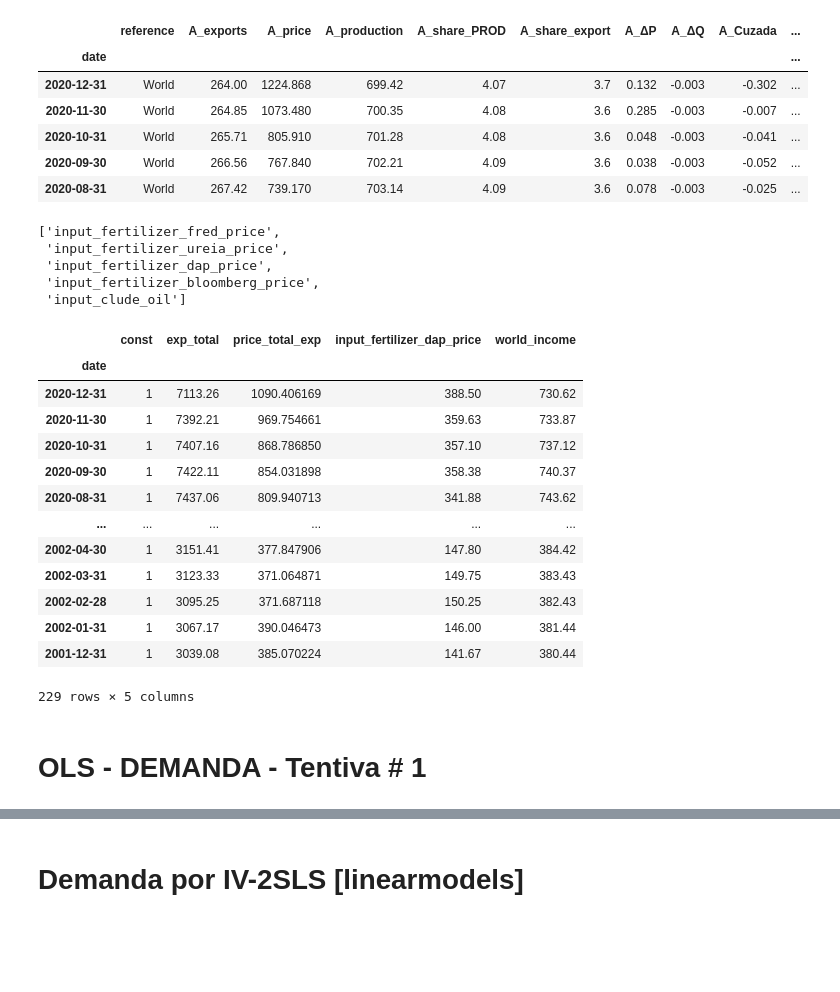
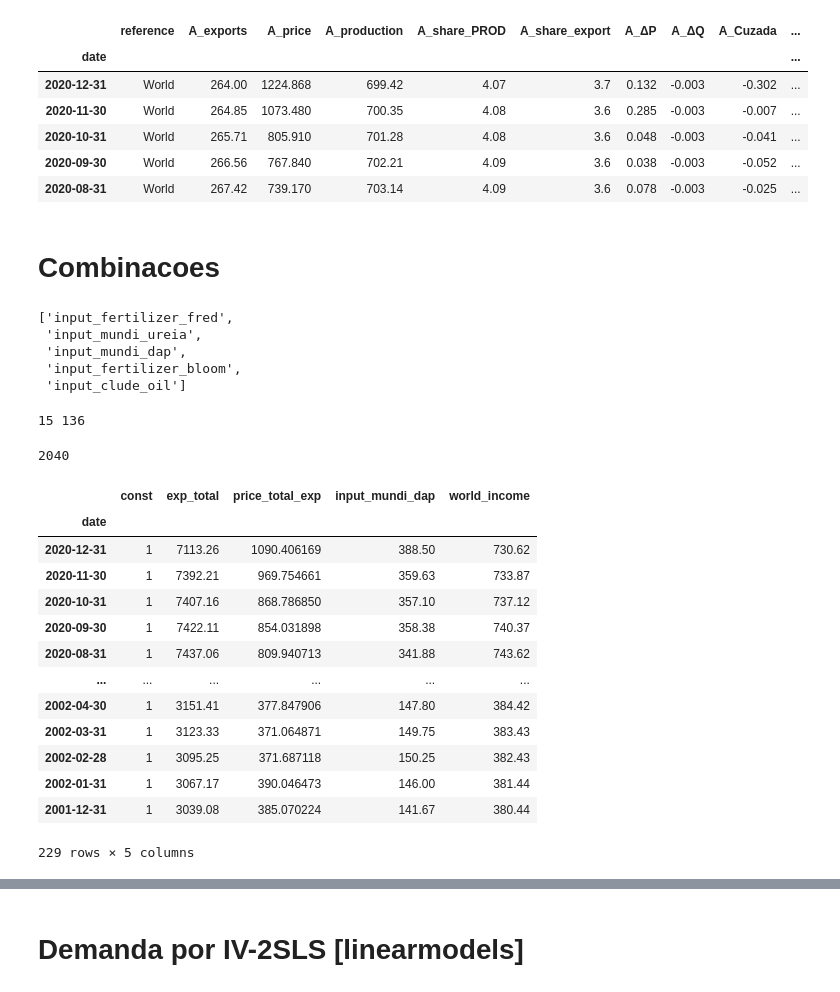
Before and after one commit to fkfouri/vegetable_oil_mkt, a Jupyter notebook: mkt/__2SLS_vegetable_oil-COMM5_4.ipynb, the cells around one changed output, grey strips where cells are left out. Drawn from its saved outputs; the diff is of its cells as text; code cells hidden in the pictures; blank space fills up the shorter version.

```diff
--- a/mkt/__2SLS_vegetable_oil-COMM5_4.ipynb
+++ b/mkt/__2SLS_vegetable_oil-COMM5_4.ipynb
@@ -46,21 +49,52 @@ df_main.head()
 | 2020-10-31 | World | 265.71 | 805.910 | 701.28 | 4.08 | 3.6 | 0.048 | -0.003 | -0.041 | ... |
 | 2020-09-30 | World | 266.56 | 767.840 | 702.21 | 4.09 | 3.6 | 0.038 | -0.003 | -0.052 | ... |
 | 2020-08-31 | World | 267.42 | 739.170 | 703.14 | 4.09 | 3.6 | 0.078 | -0.003 | -0.025 | ... |
+# %% [markdown]
+# Combinacoes
 # %%
-INCOMES = [col for col in df_main.columns.to_list() if 'income' in col]
-INPUTS = [col for col in df_main.columns.to_list() if 'input' in col]
-INPUTS
+INCOMES = [col for col in df_main.columns if 'income' in col]
+INPUTS = [col for col in df_main.columns if 'input' in col]
+INCOMES
 # %% [output]
-['input_fertilizer_fred_price',
- 'input_fertilizer_ureia_price',
- 'input_fertilizer_dap_price',
- 'input_fertilizer_bloomberg_price',
+['input_fertilizer_fred',
+ 'input_mundi_ureia',
+ 'input_mundi_dap',
+ 'input_fertilizer_bloom',
  'input_clude_oil']
+# %%
+import itertools
+from itertools import combinations, permutations
+
+INCOMES_COMB = []
+for j in range(2):
+    temp = combinations(INCOMES, j+1)
+    for i in list(temp):
+        INCOMES_COMB.append(list(i))
+
+INPUTS_COMB = []
+for j in range(2): #len(INPUTS)):
+    temp = combinations(INPUTS, j+1)
+    for i in list(temp):
+        INPUTS_COMB.append(list(i))
+
+print( len(INPUTS_COMB), len(INCOMES_COMB) )
+# %% [output]
+15 136
+# %%
+ALL_COMBI = []
+
+for r in itertools.product(INPUTS_COMB, INCOMES_COMB):
+    zipped = (r[0], r[1])
+    ALL_COMBI.append(zipped)
+
+print(len(ALL_COMBI))
+# %% [output]
+2040
 # %%
-df = df_main[['const', 'exp_total', 'price_total_exp', 'input_fertilizer_dap', 'world_income']]
+df = df_main[['const', 'exp_total', 'price_total_exp', 'input_mundi_dap', 'world_income']]
 df
 # %% [output]
-|  | const | exp_total | price_total_exp | input_fertilizer_dap_price | world_income |
+|  | const | exp_total | price_total_exp | input_mundi_dap | world_income |
 | date |  |  |  |  |  |
 | 2020-12-31 | 1 | 7113.26 | 1090.406169 | 388.50 | 730.62 |
 | 2020-11-30 | 1 | 7392.21 | 969.754661 | 359.63 | 733.87 |
@@ -74,5 +108,3 @@ df
 | 2002-01-31 | 1 | 3067.17 | 390.046473 | 146.00 | 381.44 |
 | 2001-12-31 | 1 | 3039.08 | 385.070224 | 141.67 | 380.44 |
 229 rows × 5 columns
-# %% [markdown]
-# OLS - DEMANDA - Tentiva # 1
```
Also changed, not shown: parts of 75 cells of this notebook, 2 other files.
